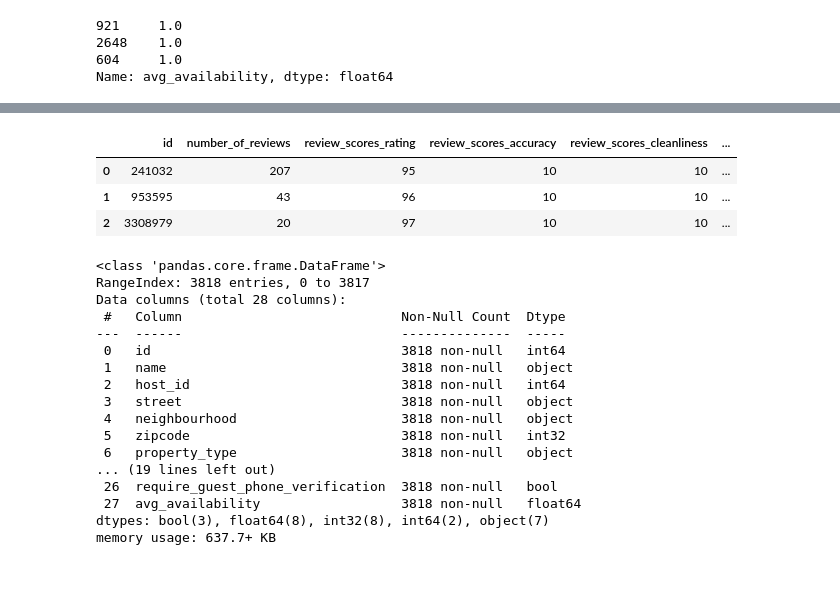
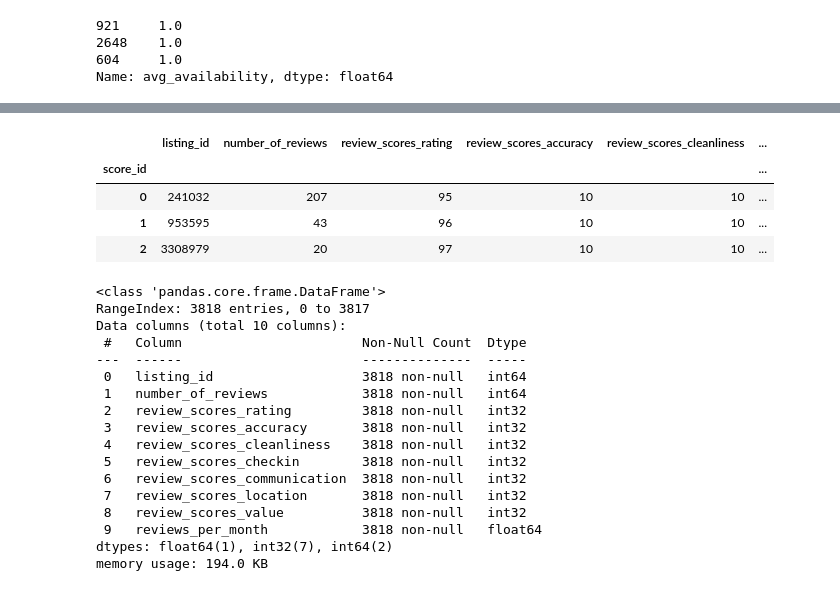
Before and after one commit to kcelik369/Project3_Team7, a Jupyter notebook: extractListings.ipynb, the cells around one changed output, grey strips where cells are left out. Drawn from its saved outputs; the diff is of its cells as text; code cells hidden in the pictures.

```diff
--- a/extractListings.ipynb
+++ b/extractListings.ipynb
@@ -255,22 +237,25 @@ memory usage: 637.7+ KB
 # %%
 listing_reviews_df['review_scores_rating'].fillna(-1, inplace=True)
 listing_reviews_df['review_scores_rating'] = listing_reviews_df['review_scores_rating'].astype('int')
 listing_reviews_df['review_scores_accuracy'].fillna(-1, inplace=True)
 listing_reviews_df['review_scores_accuracy'] = listing_reviews_df['review_scores_accuracy'].astype('int')
 listing_reviews_df['review_scores_cleanliness'].fillna(-1, inplace=True)
 listing_reviews_df['review_scores_cleanliness'] = listing_reviews_df['review_scores_cleanliness'].astype('int')
 listing_reviews_df['review_scores_checkin'].fillna(-1, inplace=True)
 listing_reviews_df['review_scores_checkin'] = listing_reviews_df['review_scores_checkin'].astype('int')
 listing_reviews_df['review_scores_communication'].fillna(-1, inplace=True)
 listing_reviews_df['review_scores_communication'] = listing_reviews_df['review_scores_communication'].astype('int')
 listing_reviews_df['review_scores_location'].fillna(-1, inplace=True)
 listing_reviews_df['review_scores_location'] = listing_reviews_df['review_scores_location'].astype('int')
 listing_reviews_df['review_scores_value'].fillna(-1, inplace=True)
 listing_reviews_df['review_scores_value'] = listing_reviews_df['review_scores_value'].astype('int')
 listing_reviews_df['reviews_per_month'].fillna(-1.0, inplace=True)
+listing_reviews_df = listing_reviews_df.rename(columns={'id': 'listing_id'})
+listing_reviews_df.index.names = ['score_id']
 listing_reviews_df.head(3)
 # %% [output]
-|  | id | number_of_reviews | review_scores_rating | review_scores_accuracy | review_scores_cleanliness | ... |
+|  | listing_id | number_of_reviews | review_scores_rating | review_scores_accuracy | review_scores_cleanliness | ... |
+| score_id |  |  |  |  |  | ... |
 | 0 | 241032 | 207 | 95 | 10 | 10 | ... |
 | 1 | 953595 | 43 | 96 | 10 | 10 | ... |
 | 2 | 3308979 | 20 | 97 | 10 | 10 | ... |
@@ -279,23 +264,23 @@ listing_reviews_df.head(3)
 listing_reviews_df.to_csv('./Resources/listing_scores.csv')
 base_listings_df.to_csv('./Resources/listings_cleaned.csv', index=False)
 # %%
-base_listings_df.info()
-# listing_reviews_df.info()
+# base_listings_df.info()
+listing_reviews_df.info()
 # %% [output]
 <class 'pandas.core.frame.DataFrame'>
 RangeIndex: 3818 entries, 0 to 3817
-Data columns (total 28 columns):
- #   Column                            Non-Null Count  Dtype
----  ------                            --------------  -----
- 0   id                                3818 non-null   int64
- 1   name                              3818 non-null   object
- 2   host_id                           3818 non-null   int64
- 3   street                            3818 non-null   object
- 4   neighbourhood                     3818 non-null   object
- 5   zipcode                           3818 non-null   int32
- 6   property_type                     3818 non-null   object
-... (19 lines left out)
- 26  require_guest_phone_verification  3818 non-null   bool
- 27  avg_availability                  3818 non-null   float64
-dtypes: bool(3), float64(8), int32(8), int64(2), object(7)
-memory usage: 637.7+ KB
+Data columns (total 10 columns):
+ #   Column                       Non-Null Count  Dtype
+---  ------                       --------------  -----
+ 0   listing_id                   3818 non-null   int64
+ 1   number_of_reviews            3818 non-null   int64
+ 2   review_scores_rating         3818 non-null   int32
+ 3   review_scores_accuracy       3818 non-null   int32
+ 4   review_scores_cleanliness    3818 non-null   int32
+ 5   review_scores_checkin        3818 non-null   int32
+ 6   review_scores_communication  3818 non-null   int32
+ 7   review_scores_location       3818 non-null   int32
+ 8   review_scores_value          3818 non-null   int32
+ 9   reviews_per_month            3818 non-null   float64
+dtypes: float64(1), int32(7), int64(2)
+memory usage: 194.0 KB
```
Also changed, not shown: parts of 1 cell of this notebook, 2 other files.
